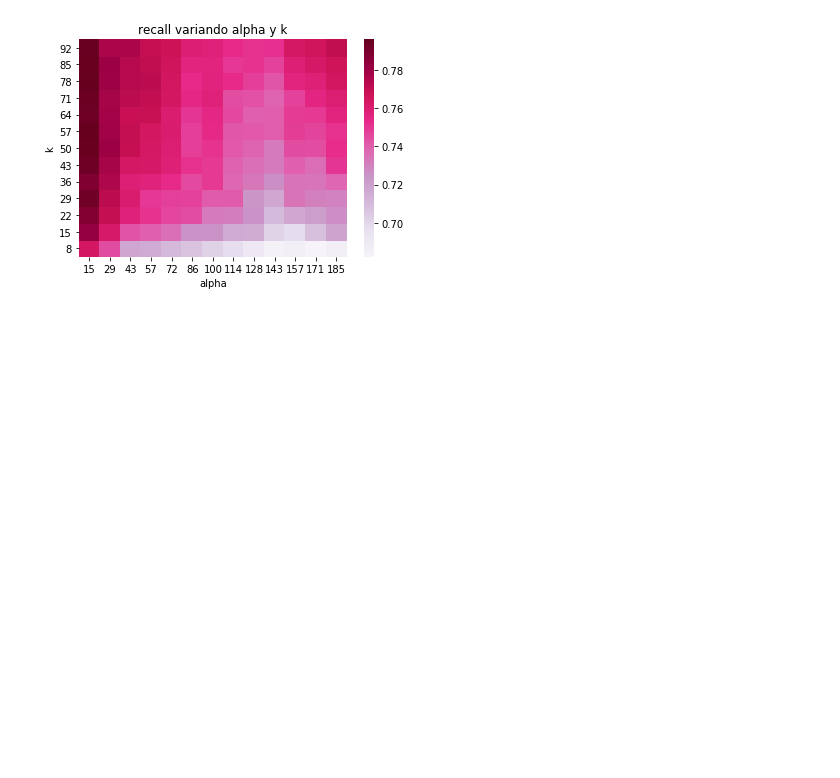
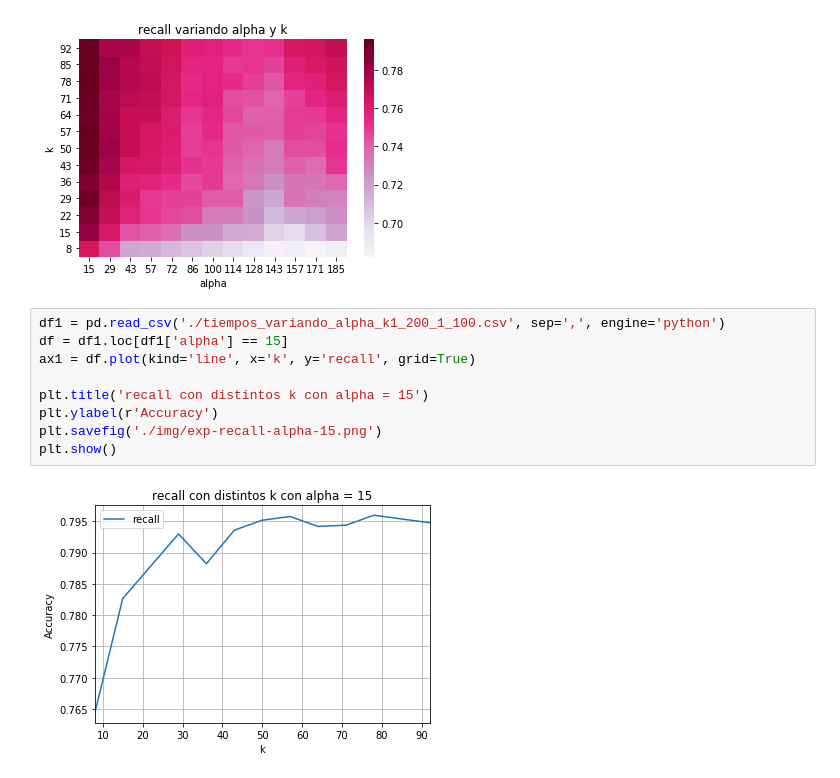
Before and after one commit to ABorgna/metnum, a Jupyter notebook: tp2/exp/graf-k-vs-alpha-vs-accuracy.ipynb, the cells around one changed output. Drawn from its saved outputs; the diff is of its cells as text; blank space fills up the shorter version.

```diff
--- a/tp2/exp/graf-k-vs-alpha-vs-accuracy.ipynb
+++ b/tp2/exp/graf-k-vs-alpha-vs-accuracy.ipynb
@@ -119,3 +119,14 @@ plt.savefig('img/recall-variando-alpha-k.png')
 plt.show()
 # %% [output]
 [figure]
+# %%
+df1 = pd.read_csv('./tiempos_variando_alpha_k1_200_1_100.csv', sep=',', engine='python')
+df = df1.loc[df1['alpha'] == 15]
+ax1 = df.plot(kind='line', x='k', y='recall', grid=True)
+
+plt.title('recall con distintos k con alpha = 15')
+plt.ylabel(r'Accuracy')
+plt.savefig('./img/exp-recall-alpha-15.png')
+plt.show()
+# %% [output]
+[figure, added]
```
Also changed, not shown: parts of 2 cells of this notebook, 6 other files.
